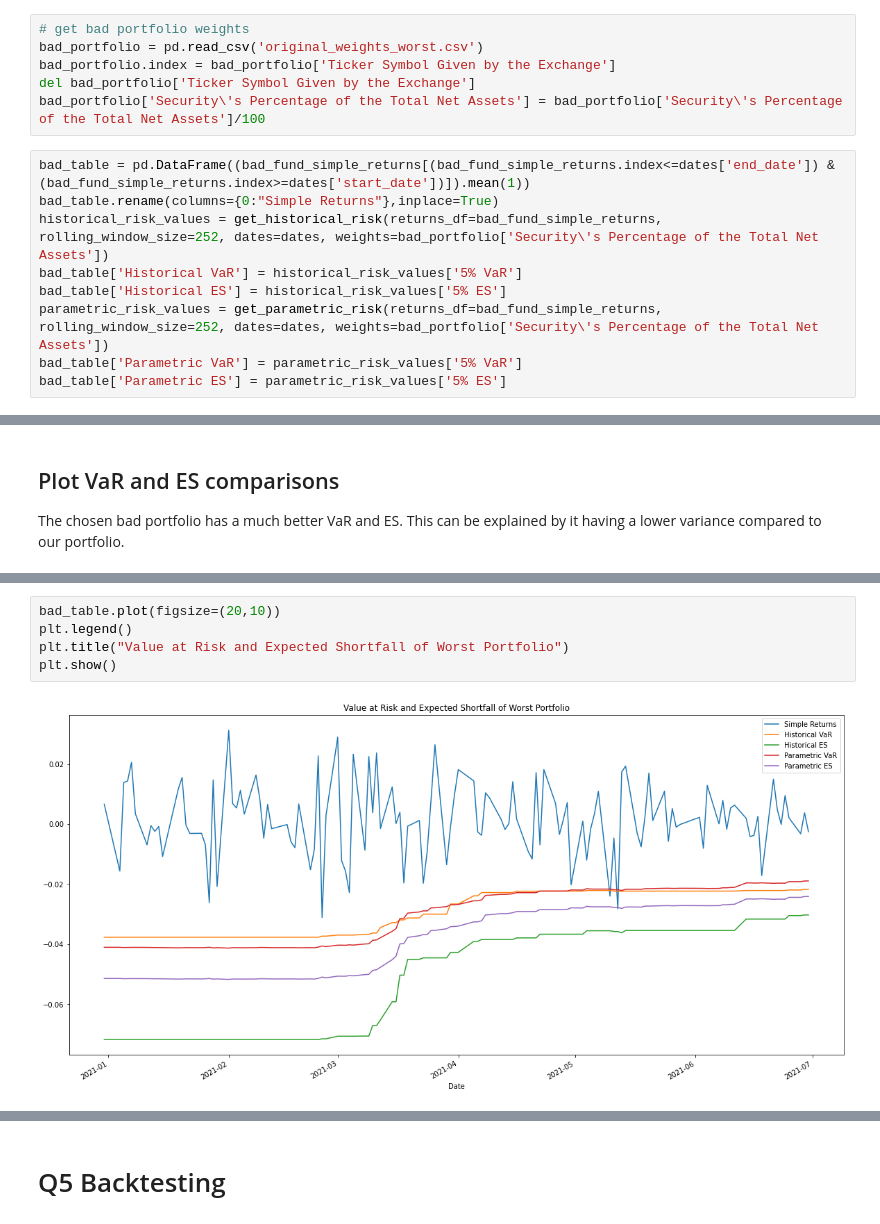
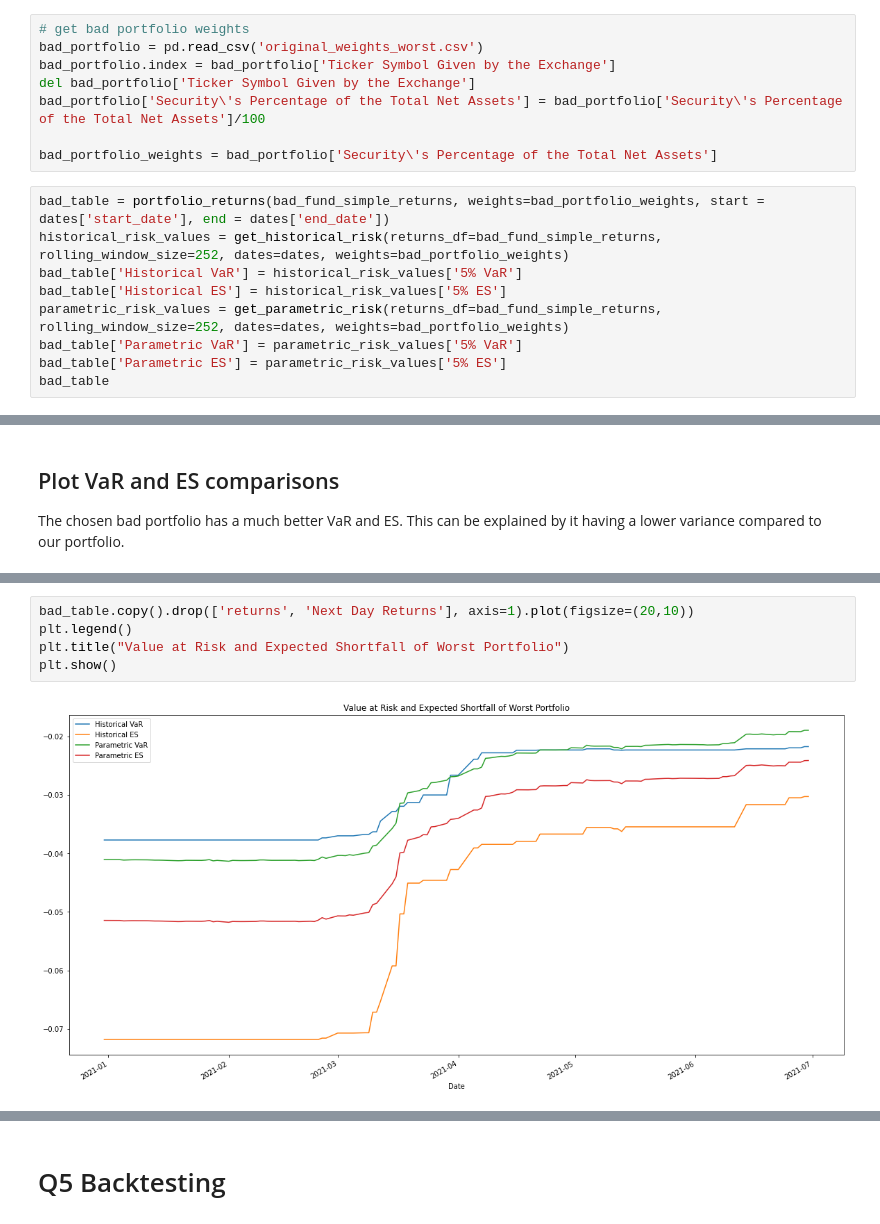
Before and after one commit to coldsonata/bt4016-project, a Jupyter notebook: midterm_code.ipynb, the cells around one changed output, grey strips where cells are left out. Drawn from its saved outputs; the diff is of its cells as text.

```diff
--- a/midterm_code.ipynb
+++ b/midterm_code.ipynb
@@ -989,12 +1003,14 @@ bad_portfolio = pd.read_csv('original_weights_worst.csv')
 bad_portfolio.index = bad_portfolio['Ticker Symbol Given by the Exchange']
 del bad_portfolio['Ticker Symbol Given by the Exchange']
 bad_portfolio['Security\'s Percentage of the Total Net Assets'] = bad_portfolio['Security\'s Percentage of the Total Net Assets']/100
+
+bad_portfolio_weights = bad_portfolio['Security\'s Percentage of the Total Net Assets']
 # %%
-bad_table = pd.DataFrame((bad_fund_simple_returns[(bad_fund_simple_returns.index<=dates['end_date']) & (bad_fund_simple_returns.index>=dates['start_date'])]).mean(1))
-bad_table.rename(columns={0:"Simple Returns"},inplace=True)
-historical_risk_values = get_historical_risk(returns_df=bad_fund_simple_returns, rolling_window_size=252, dates=dates, weights=bad_portfolio['Security\'s Percentage of the Total Net Assets'])
+bad_table = portfolio_returns(bad_fund_simple_returns, weights=bad_portfolio_weights, start = dates['start_date'], end = dates['end_date'])
+historical_risk_values = get_historical_risk(returns_df=bad_fund_simple_returns, rolling_window_size=252, dates=dates, weights=bad_portfolio_weights)
 bad_table['Historical VaR'] = historical_risk_values['5% VaR']
 bad_table['Historical ES'] = historical_risk_values['5% ES']
-parametric_risk_values = get_parametric_risk(returns_df=bad_fund_simple_returns, rolling_window_size=252, dates=dates, weights=bad_portfolio['Security\'s Percentage of the Total Net Assets'])
+parametric_risk_values = get_parametric_risk(returns_df=bad_fund_simple_returns, rolling_window_size=252, dates=dates, weights=bad_portfolio_weights)
 bad_table['Parametric VaR'] = parametric_risk_values['5% VaR']
 bad_table['Parametric ES'] = parametric_risk_values['5% ES']
+bad_table
@@ -1057,8 +1070,8 @@ plt.show()
 # %%
-bad_table.plot(figsize=(20,10))
+bad_table.copy().drop(['returns', 'Next Day Returns'], axis=1).plot(figsize=(20,10))
 plt.legend()
 plt.title("Value at Risk and Expected Shortfall of Worst Portfolio")
 plt.show()
 # %% [output]
-[figure, old version]
+[figure, new version]
 # %%
```
Also changed, not shown: parts of 28 cells of this notebook.
